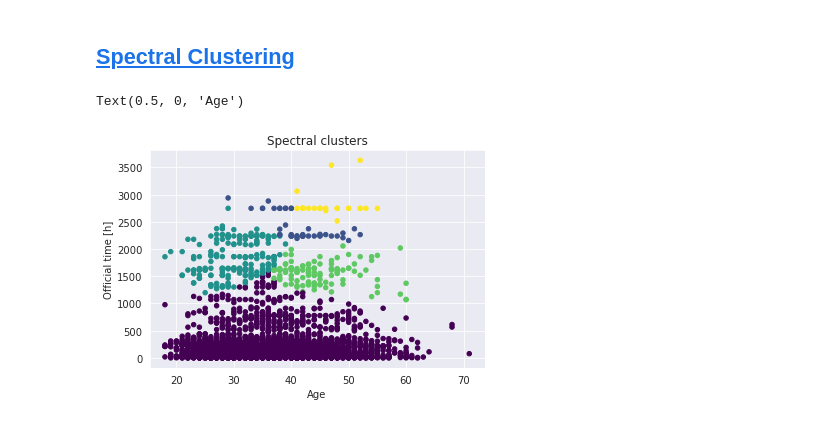
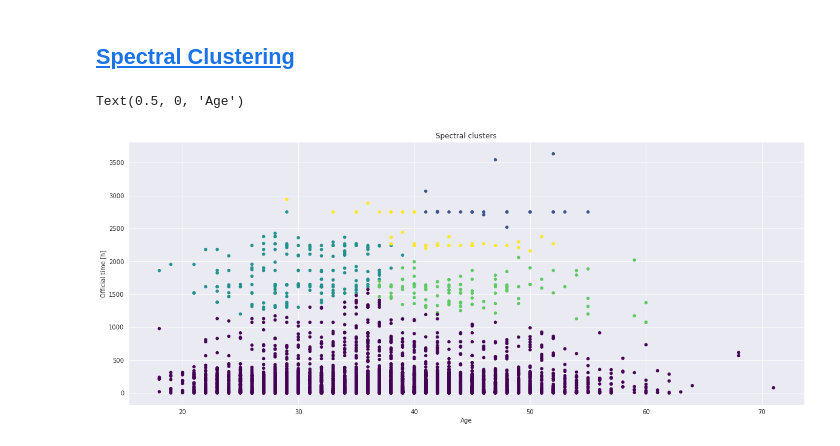
Before and after one commit to mijapa/BostonMarathonAnalisys, a Jupyter notebook: Boston_Clustering_Std_SPECTRAL.ipynb, the cells around one changed output. Cells and saved outputs as stored; diff of their text form; code cells hidden in the pictures.

Commit message:
change figure size in spectral clustering

```diff
--- a/Boston_Clustering_Std_SPECTRAL.ipynb
+++ b/Boston_Clustering_Std_SPECTRAL.ipynb
@@ -63,12 +63,13 @@ model = SpectralClustering(n_clusters=5, affinity='rbf',
                            assign_labels='kmeans')
 clusters__ = model.fit_predict(scaled_points)
 # %%
+plt.figure(figsize=(20,8))
 plt.scatter(points[:, 0], points[:, 1], c=clusters__, s=20, cmap='viridis');
 plt.title("Spectral clusters")
 plt.ylabel("Official time [h]")
 plt.xlabel("Age")
 
 #klastrowanie w oparciu o wiek i wysokość, ilość próbek zawężona do pierwszych 5000
 # %% [output]
 Text(0.5, 0, 'Age')
-[figure, old version]
+[figure, new version]
```
Also changed, not shown: 1 other file.
